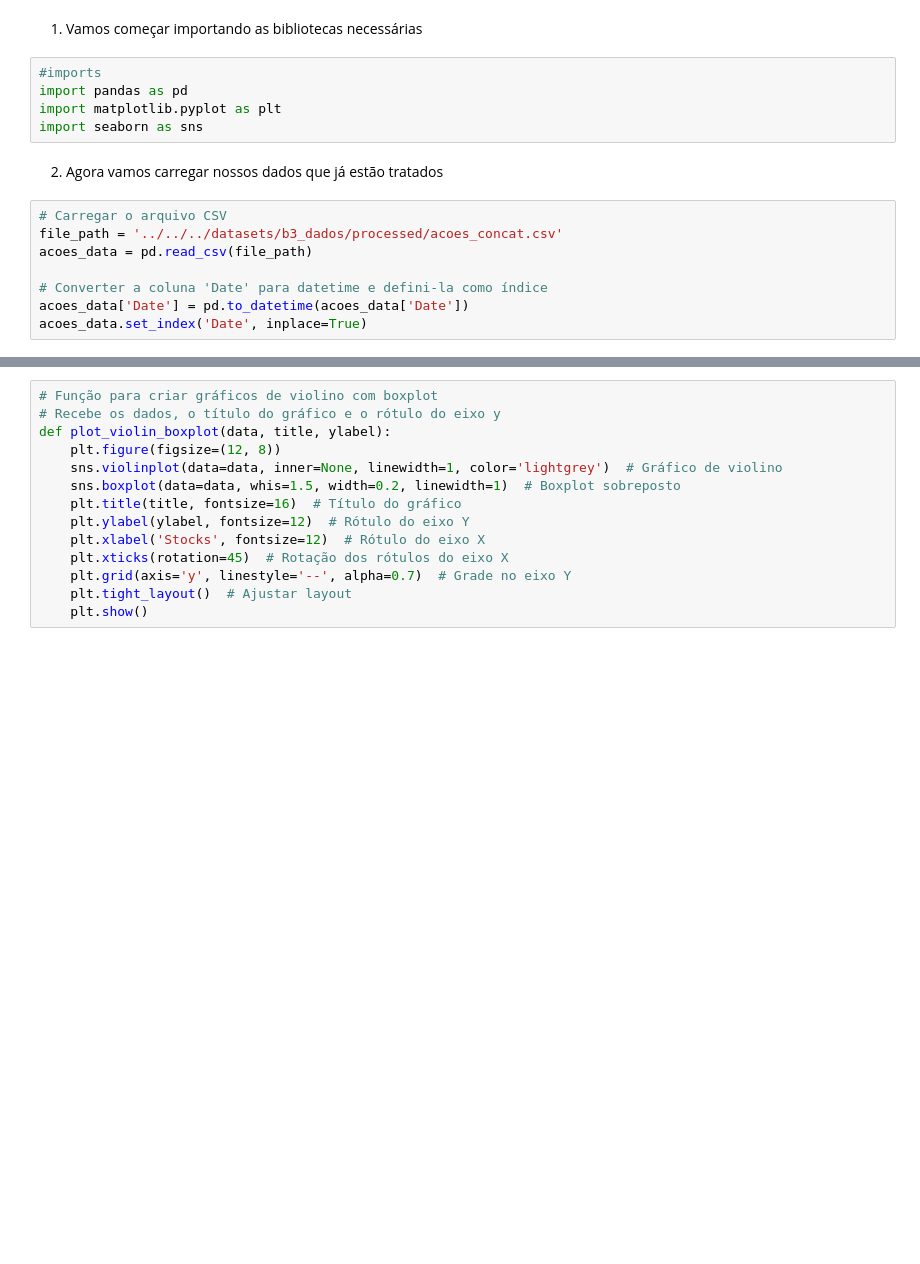
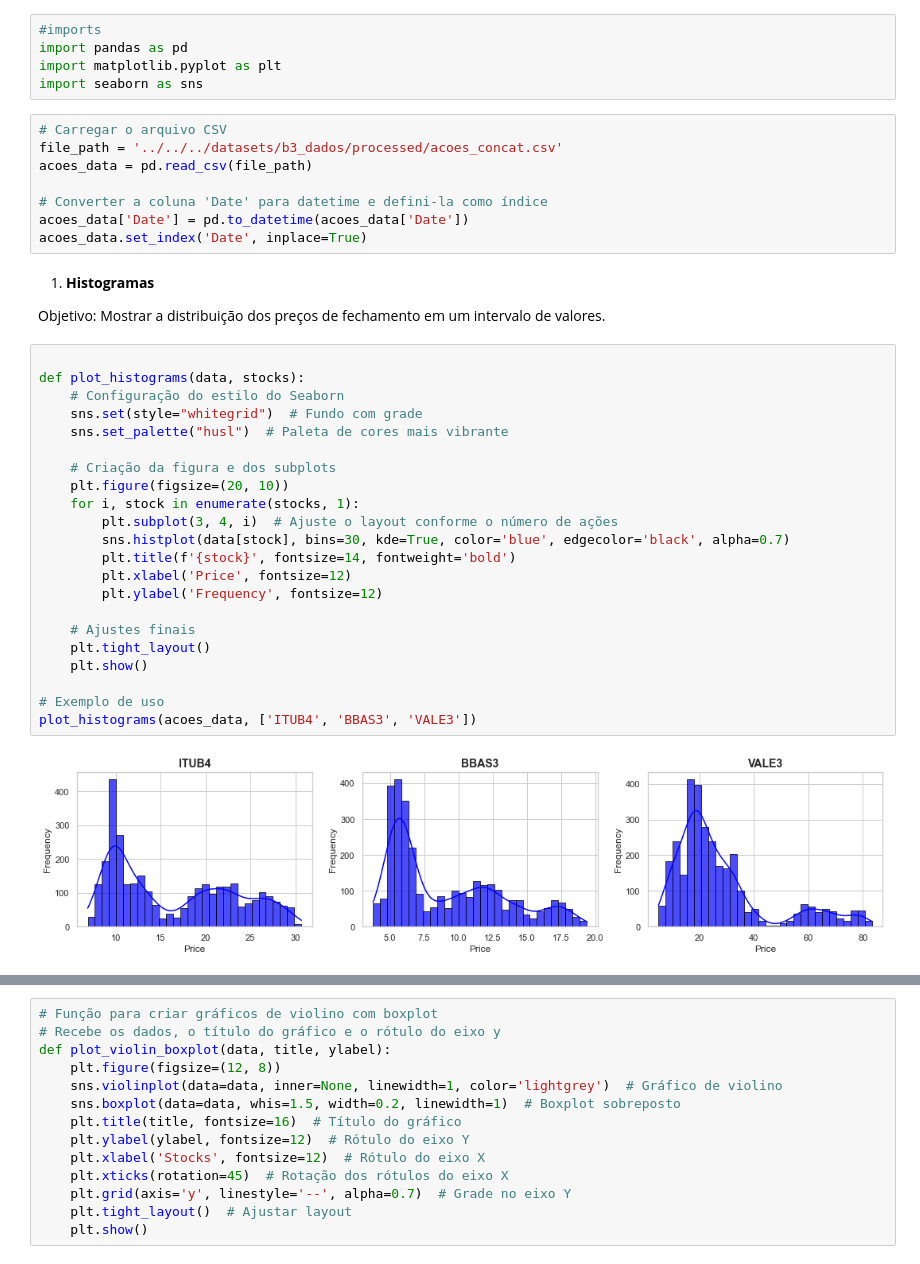
Before and after one commit to diogobrasil/analises-tcc-cripto, a Jupyter notebook: main/classes/Visualization/b3_analysis_charts/distrbuitions.ipynb, the cells around one changed output, grey strips where cells are left out. Saved outputs shown, nothing was run; the diff lists cells and outputs as text; blank space fills up the shorter version.

Commit message:
Alteração do arquivo de distribuição; gráfico de boxplot em relação ao tempo

```diff
--- a/main/classes/Visualization/b3_analysis_charts/analysis_boxplot_violin_chart.ipynb
+++ b/main/classes/Visualization/b3_analysis_charts/distrbuitions.ipynb
@@ -3,12 +1,8 @@
-# %% [markdown]
-1. Vamos começar importando as bibliotecas necessárias
 # %%
 #imports
 import pandas as pd
 import matplotlib.pyplot as plt
 import seaborn as sns
-# %% [markdown]
-2. Agora vamos carregar nossos dados que já estão tratados
 # %%
 # Carregar o arquivo CSV
 file_path = '../../../datasets/b3_dados/processed/acoes_concat.csv'
@@ -17,3 +11,31 @@ acoes_data = pd.read_csv(file_path)
 # Converter a coluna 'Date' para datetime e defini-la como índice
 acoes_data['Date'] = pd.to_datetime(acoes_data['Date'])
 acoes_data.set_index('Date', inplace=True)
+# %% [markdown]
+1. **Histogramas**
+
+Objetivo: Mostrar a distribuição dos preços de fechamento em um intervalo de valores.
+# %%
+
+def plot_histograms(data, stocks):
+    # Configuração do estilo do Seaborn
+    sns.set(style="whitegrid")  # Fundo com grade
+    sns.set_palette("husl")  # Paleta de cores mais vibrante
+
+    # Criação da figura e dos subplots
+    plt.figure(figsize=(20, 10))
+    for i, stock in enumerate(stocks, 1):
+        plt.subplot(3, 4, i)  # Ajuste o layout conforme o número de ações
+        sns.histplot(data[stock], bins=30, kde=True, color='blue', edgecolor='black', alpha=0.7)
+        plt.title(f'{stock}', fontsize=14, fontweight='bold')
+        plt.xlabel('Price', fontsize=12)
+        plt.ylabel('Frequency', fontsize=12)
+
+    # Ajustes finais
+    plt.tight_layout()
+    plt.show()
+
+# Exemplo de uso
+plot_histograms(acoes_data, ['ITUB4', 'BBAS3', 'VALE3'])
+# %% [output]
+[figure, added]
```
Also changed, not shown: parts of 9 cells of this notebook, 3 other files.
